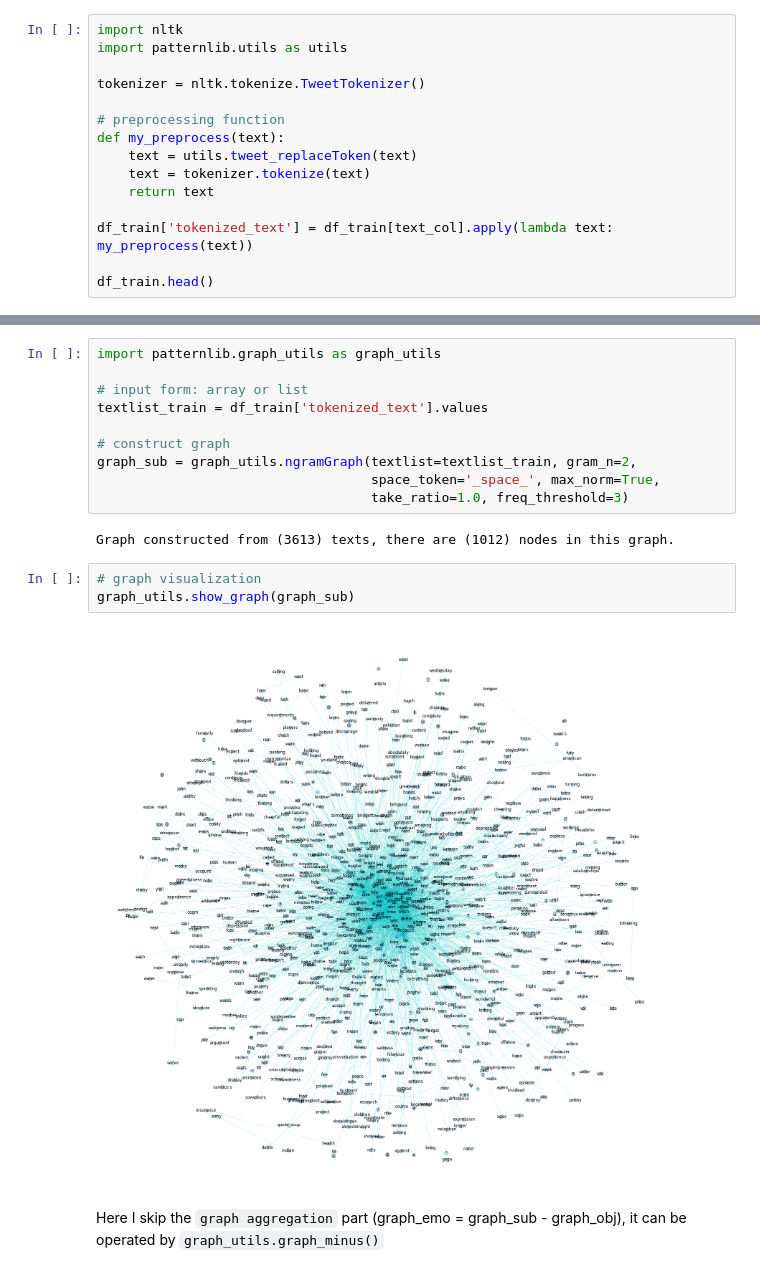
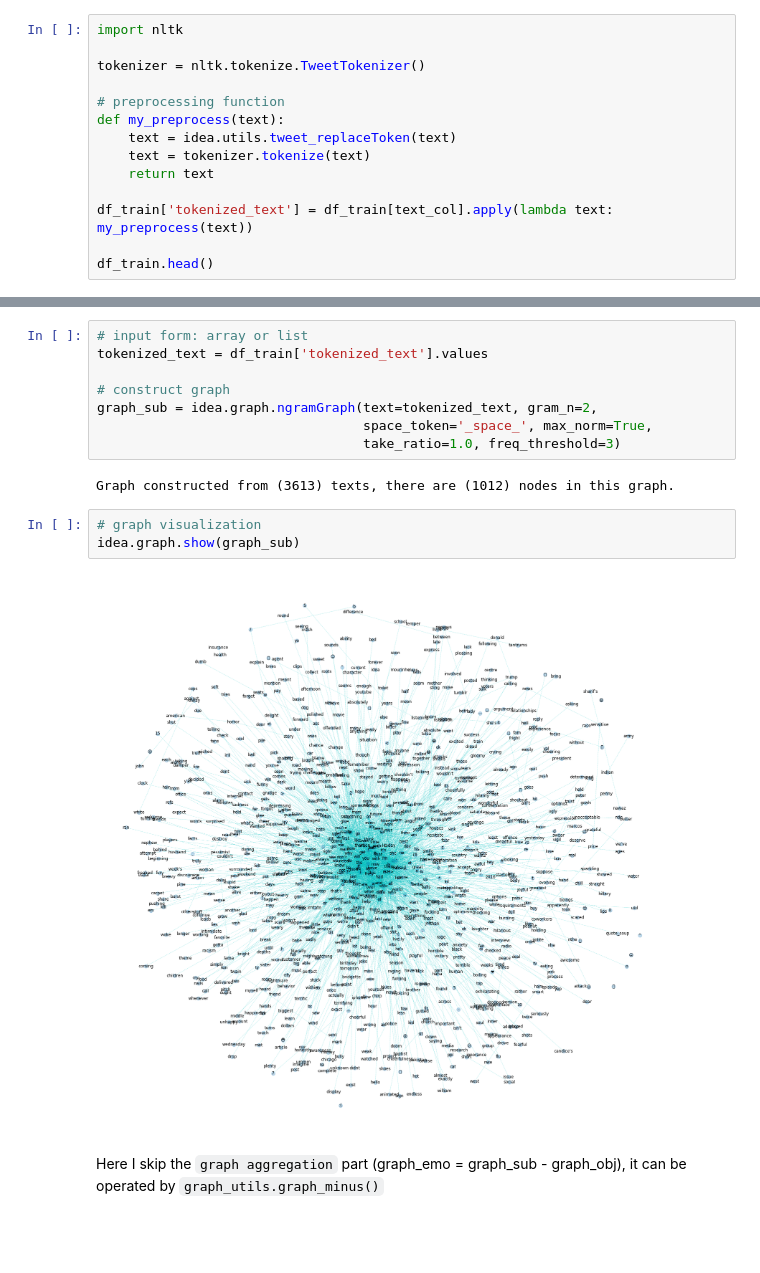
Before and after one commit to IDEA-NTHU-Taiwan/PatternTutorial, a Jupyter notebook: Graph-based Pattern Representations Tutorial.ipynb, the cells around one changed output, grey strips where cells are left out. Drawn from its saved outputs; the diff is of its cells as text; blank space fills up the shorter version.

```diff
--- a/Graph-based Pattern Representations Tutorial.ipynb
+++ b/Graph-based Pattern Representations Tutorial.ipynb
@@ -76,13 +77,12 @@ df_train.head()
 Finish all the preprocessing tasks here (e.g. splite sentence, tokenize, replace something...)
 # %%
 import nltk
-import patternlib.utils as utils
 
 tokenizer = nltk.tokenize.TweetTokenizer()
 
 # preprocessing function
 def my_preprocess(text):
-    text = utils.tweet_replaceToken(text)
+    text = idea.utils.tweet_replaceToken(text)
     text = tokenizer.tokenize(text)
     return text
 
@@ -116,21 +116,19 @@ visualize: `graph_utils.show_graph()`
     There is another efficient graph software `Gephi` ([https://gephi.org/](https://gephi.org/)) you can try.
 # %%
-import patternlib.graph_utils as graph_utils
-
 # input form: array or list
-textlist_train = df_train['tokenized_text'].values
+tokenized_text = df_train['tokenized_text'].values
 
 # construct graph
-graph_sub = graph_utils.ngramGraph(textlist=textlist_train, gram_n=2,
-                                   space_token='_space_', max_norm=True,
-                                   take_ratio=1.0, freq_threshold=3)
+graph_sub = idea.graph.ngramGraph(text=tokenized_text, gram_n=2,
+                                  space_token='_space_', max_norm=True,
+                                  take_ratio=1.0, freq_threshold=3)
 # %% [output]
 Graph constructed from (3613) texts, there are (1012) nodes in this graph.
 # %%
 # graph visualization
-graph_utils.show_graph(graph_sub)
+idea.graph.show(graph_sub)
 # %% [output]
-[figure, old version]
+[figure, new version]
 # %% [markdown]
 Here I skip the `graph aggregation` part (graph_emo = graph_sub - graph_obj), it can be operated by `graph_utils.graph_minus()`
 # %%
```
Also changed, not shown: parts of 16 cells of this notebook, 5 other files.
